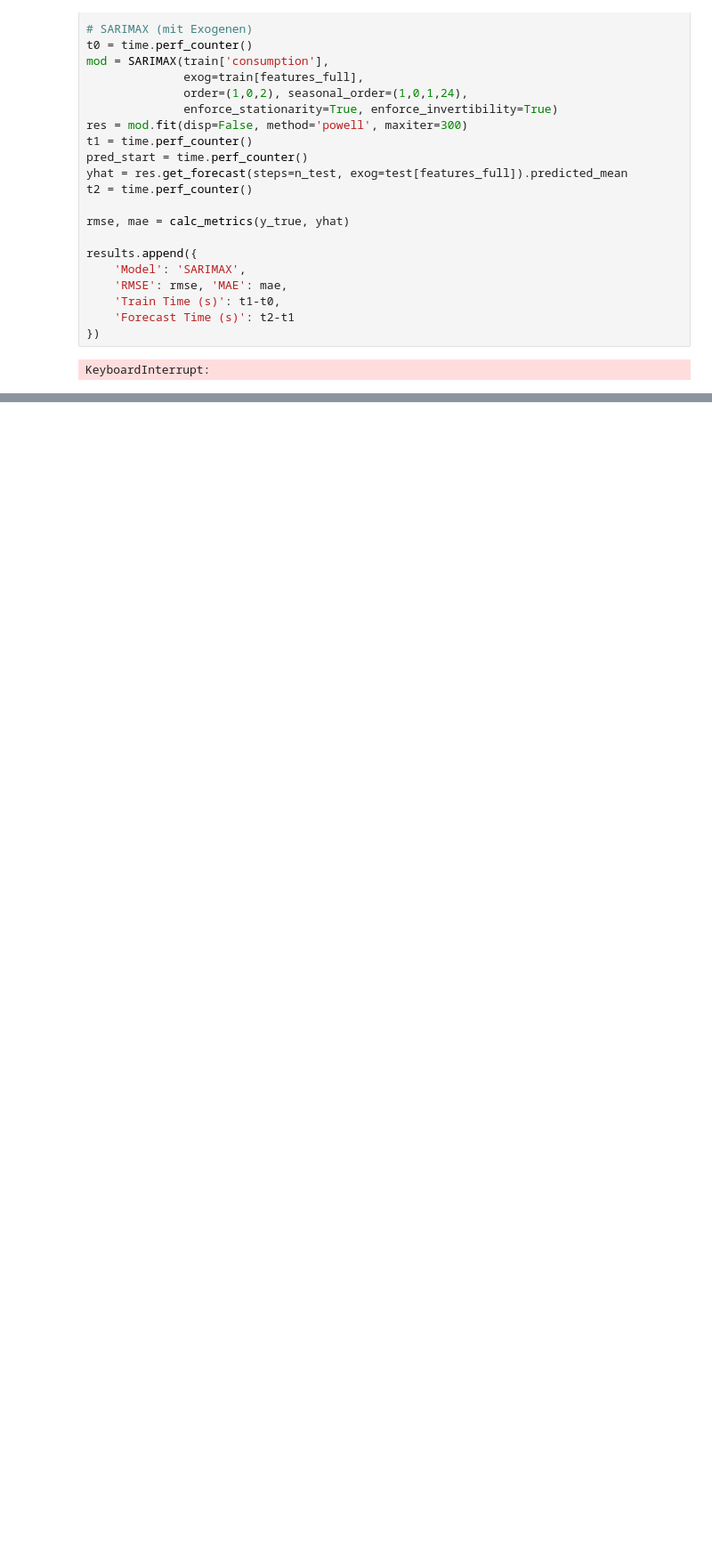
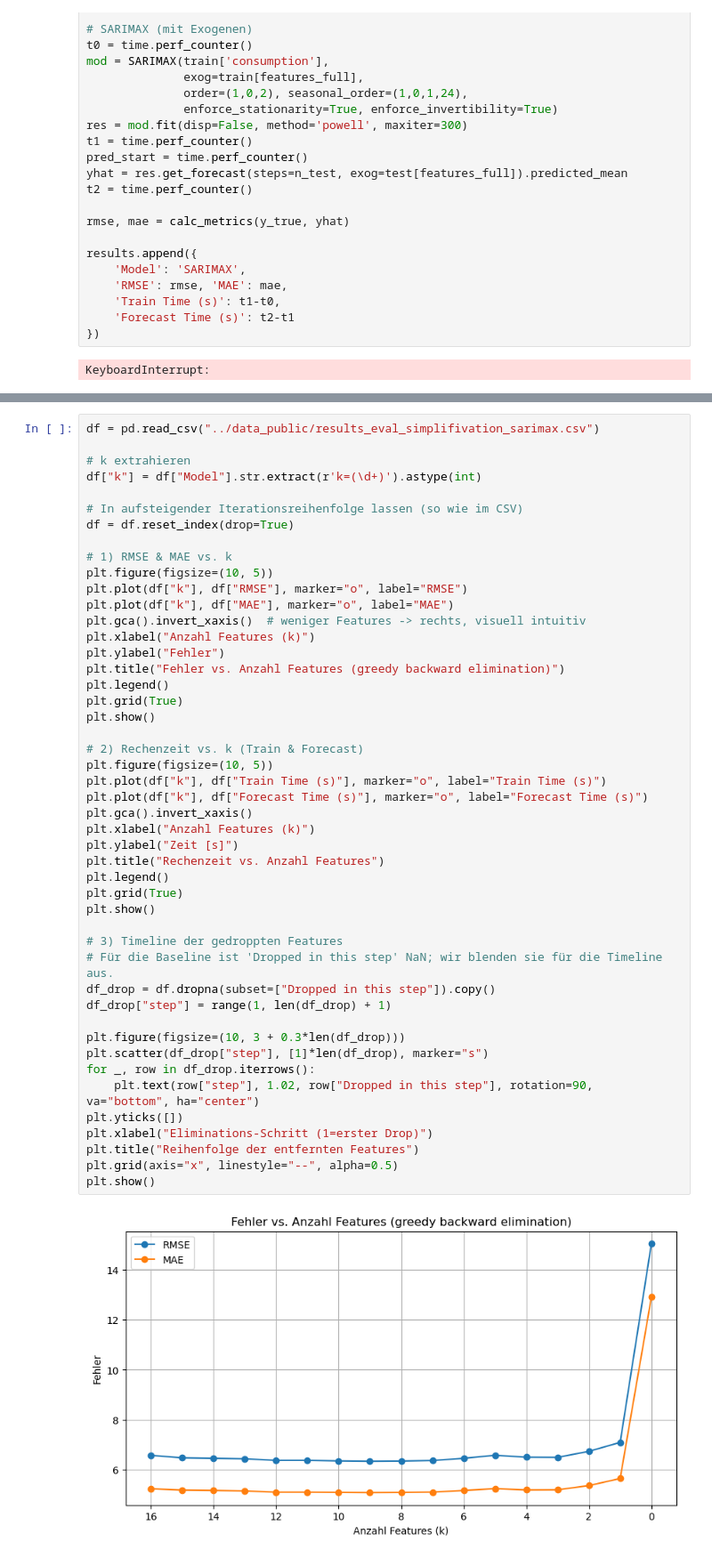
Before and after one commit to johannesgl4d0s/ersatzwerte_project, a Jupyter notebook: notebooks/08_sarrimax_model_simplification.ipynb, the cells around one changed output, grey strips where cells are left out. Shown at 89% size. Saved outputs shown, nothing was run; the diff lists cells and outputs as text; blank space fills up the shorter version.

Commit message:
model simpl; and clustering tests

```diff
--- a/notebooks/08_sarrimax_model_simplification.ipynb
+++ b/notebooks/08_sarrimax_model_simplification.ipynb
@@ -250,0 +253,49 @@ display(results_df)
+# %%
+df = pd.read_csv("../data_public/results_eval_simplifivation_sarimax.csv")
+
+# k extrahieren
+df["k"] = df["Model"].str.extract(r'k=(\d+)').astype(int)
+
+# In aufsteigender Iterationsreihenfolge lassen (so wie im CSV)
+df = df.reset_index(drop=True)
+
+# 1) RMSE & MAE vs. k
+plt.figure(figsize=(10, 5))
+plt.plot(df["k"], df["RMSE"], marker="o", label="RMSE")
+plt.plot(df["k"], df["MAE"], marker="o", label="MAE")
+plt.gca().invert_xaxis()  # weniger Features -> rechts, visuell intuitiv
+plt.xlabel("Anzahl Features (k)")
+plt.ylabel("Fehler")
+plt.title("Fehler vs. Anzahl Features (greedy backward elimination)")
+plt.legend()
+plt.grid(True)
+plt.show()
+
+# 2) Rechenzeit vs. k (Train & Forecast)
+plt.figure(figsize=(10, 5))
+plt.plot(df["k"], df["Train Time (s)"], marker="o", label="Train Time (s)")
+plt.plot(df["k"], df["Forecast Time (s)"], marker="o", label="Forecast Time (s)")
+plt.gca().invert_xaxis()
+plt.xlabel("Anzahl Features (k)")
+plt.ylabel("Zeit [s]")
+plt.title("Rechenzeit vs. Anzahl Features")
+plt.legend()
+plt.grid(True)
+plt.show()
+
+# 3) Timeline der gedroppten Features
+# Für die Baseline ist 'Dropped in this step' NaN; wir blenden sie für die Timeline aus.
+df_drop = df.dropna(subset=["Dropped in this step"]).copy()
+df_drop["step"] = range(1, len(df_drop) + 1)
+
+plt.figure(figsize=(10, 3 + 0.3*len(df_drop)))
+plt.scatter(df_drop["step"], [1]*len(df_drop), marker="s")
+for _, row in df_drop.iterrows():
+    plt.text(row["step"], 1.02, row["Dropped in this step"], rotation=90, va="bottom", ha="center")
+plt.yticks([])
+plt.xlabel("Eliminations-Schritt (1=erster Drop)")
+plt.title("Reihenfolge der entfernten Features")
+plt.grid(axis="x", linestyle="--", alpha=0.5)
+plt.show()
+# %% [output]
+[figure, added]
```
Also changed, not shown: parts of 9 cells of this notebook, 3 other files.
